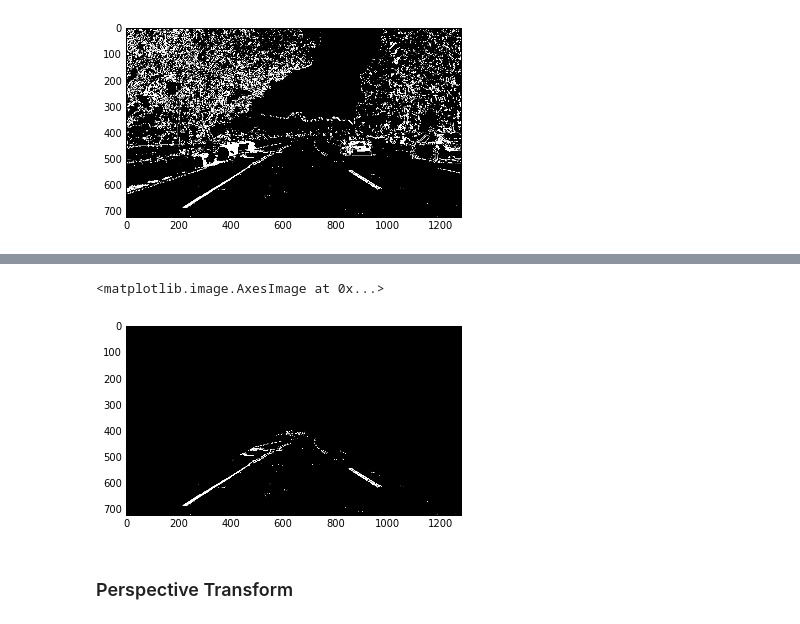
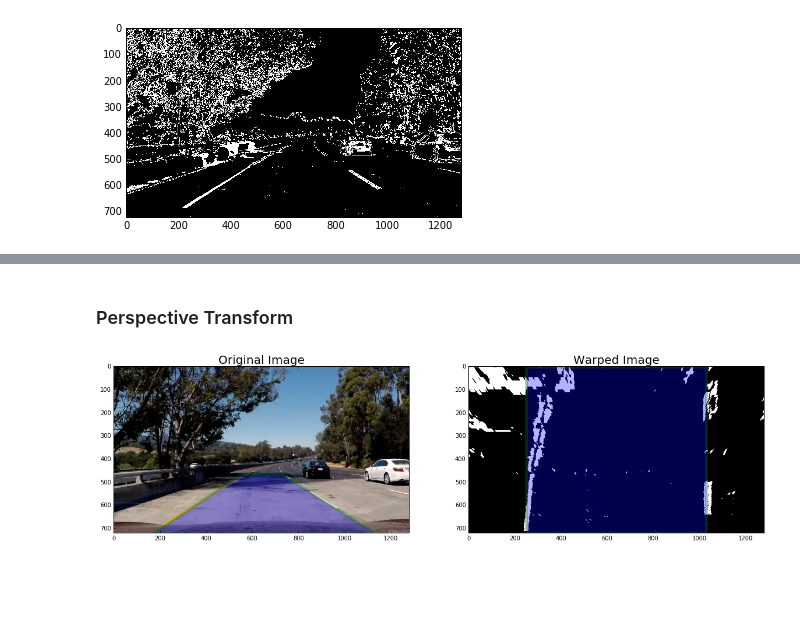
Before and after one commit to rajatsharma01/CarND-Advanced-Lane-Lines, a Jupyter notebook: AdvanceLaneFinding.ipynb, the cells around one changed output, grey strips where cells are left out. Drawn from its saved outputs; the diff is of its cells as text; code cells hidden in the pictures; blank space fills up the shorter version.

```diff
--- a/AdvanceLaneFinding.ipynb
+++ b/AdvanceLaneFinding.ipynb
@@ -229,38 +225,46 @@ plt.imshow(thresholded_image, cmap='gray')
-# %%
-def region_of_interest(img, vertices):
-    """
-    Applies an image mask.
-
-    Only keeps the region of the image defined by the polygon
-    formed from `vertices`. The rest of the image is set to black.
-    """
-    #defining a blank mask to start with
-    mask = np.zeros_like(img)
-
-    #defining a 3 channel or 1 channel color to fill the mask with depending on the input image
-    if len(img.shape) > 2:
-        channel_count = img.shape[2]  # i.e. 3 or 4 depending on your image
-        ignore_mask_color = (255,) * channel_count
-    else:
-        ignore_mask_color = 255
-
-    #filling pixels inside the polygon defined by "vertices" with the fill color
-    cv2.fillPoly(mask, vertices, ignore_mask_color)
-
-    #returning the image only where mask pixels are nonzero
-    masked_image = cv2.bitwise_and(img, mask)
-    return masked_image
-
-def get_masked_image(img):
-    xsize = img.shape[1]
-    ysize = img.shape[0]
-    vertices = np.array([[(0,ysize),(xsize * 0.48, ysize * 0.55),(xsize * 0.52, ysize * 0.55), (xsize, ysize)]], dtype=np.int32)
-    return region_of_interest(img, vertices)
-
-masked_image = get_masked_image(thresholded_image)
-plt.imshow(masked_image, cmap='gray')
-# %% [output]
-<matplotlib.image.AxesImage at 0x...>
-[figure, removed]
 # %% [markdown]
 ### Perspective Transform
+# %%
+import matplotlib
+from matplotlib.patches import Polygon
+from matplotlib.collections import PatchCollection
+
+def get_warped_image(img, display=False):
+    undist = undistort(img)
+    thresh_img = get_color_gradient_threshold(undist)
+
+    xsize = img.shape[1]
+    ysize = img.shape[0]
+    src_pts = np.float32([[550, ysize * 0.65],
+                          [xsize-550, ysize * 0.65],
+                          [xsize - 150, ysize],
+                          [170, ysize]])
+
+    offset = 250
+    dst_pts = np.float32([[offset, 0],
+                          [xsize - offset, 0],
+                          [xsize - offset, ysize],
+                          [offset, ysize]])
+
+    M = cv2.getPerspectiveTransform(src_pts, dst_pts)
+    warped = cv2.warpPerspective(thresh_img, M, (xsize, ysize))
+
+    if display == True:
+        # Plot original and warped image
+        fig, axs = plt.subplots(ncols=2, figsize=(20, 10))
+        axs[0].imshow(img)
+        poly = Polygon(src_pts)
+        p = PatchCollection([poly], alpha=0.3, edgecolor='green', linewidth=5)
+        axs[0].add_collection(p)
+        axs[0].set_title('Original Image', fontsize='20')
+        axs[1].imshow(warped, cmap='gray')
+        poly = Polygon(dst_pts)
+        p = PatchCollection([poly], alpha=0.3, edgecolor='green', linewidth=5)
+        axs[1].add_collection(p)
+        axs[1].set_title('Warped Image', fontsize='20')
+
+    return warped, M
+
+warped_image, M = get_warped_image(test_image, display=True)
+# %% [output]
+[figure, added]
```
Also changed, not shown: parts of 5 cells of this notebook.
